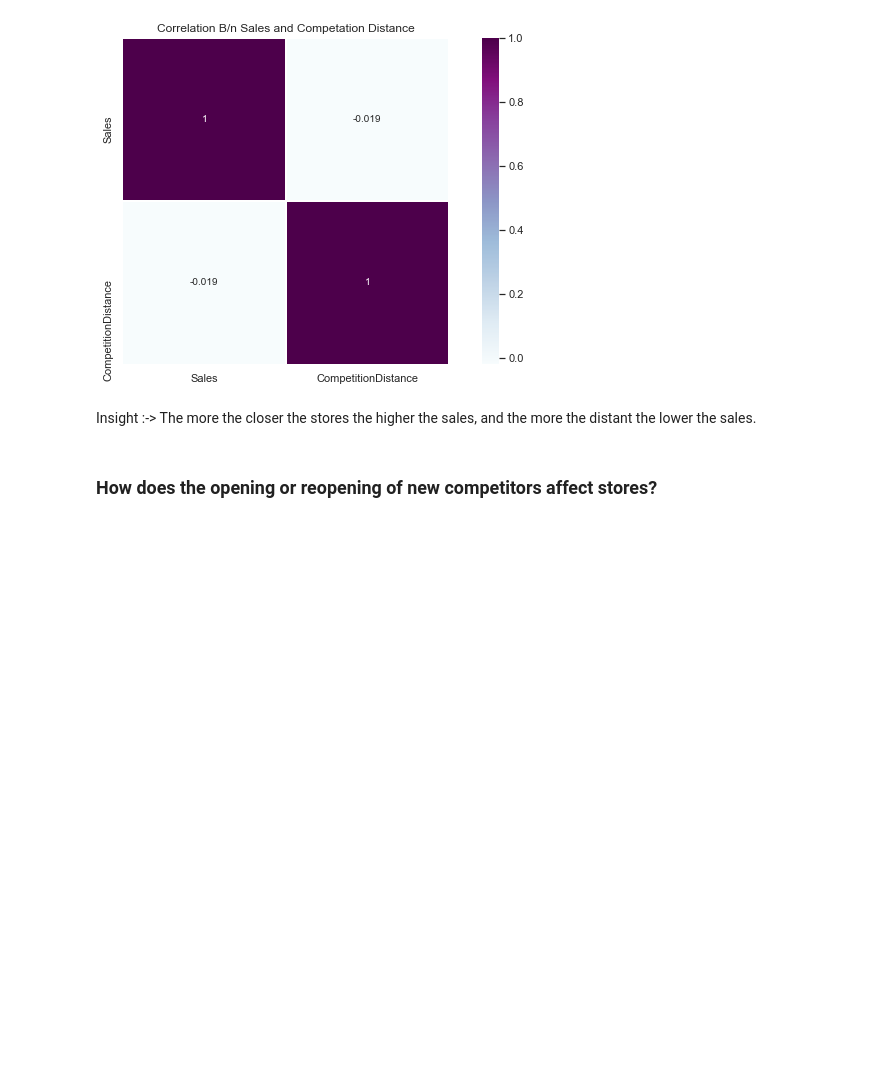
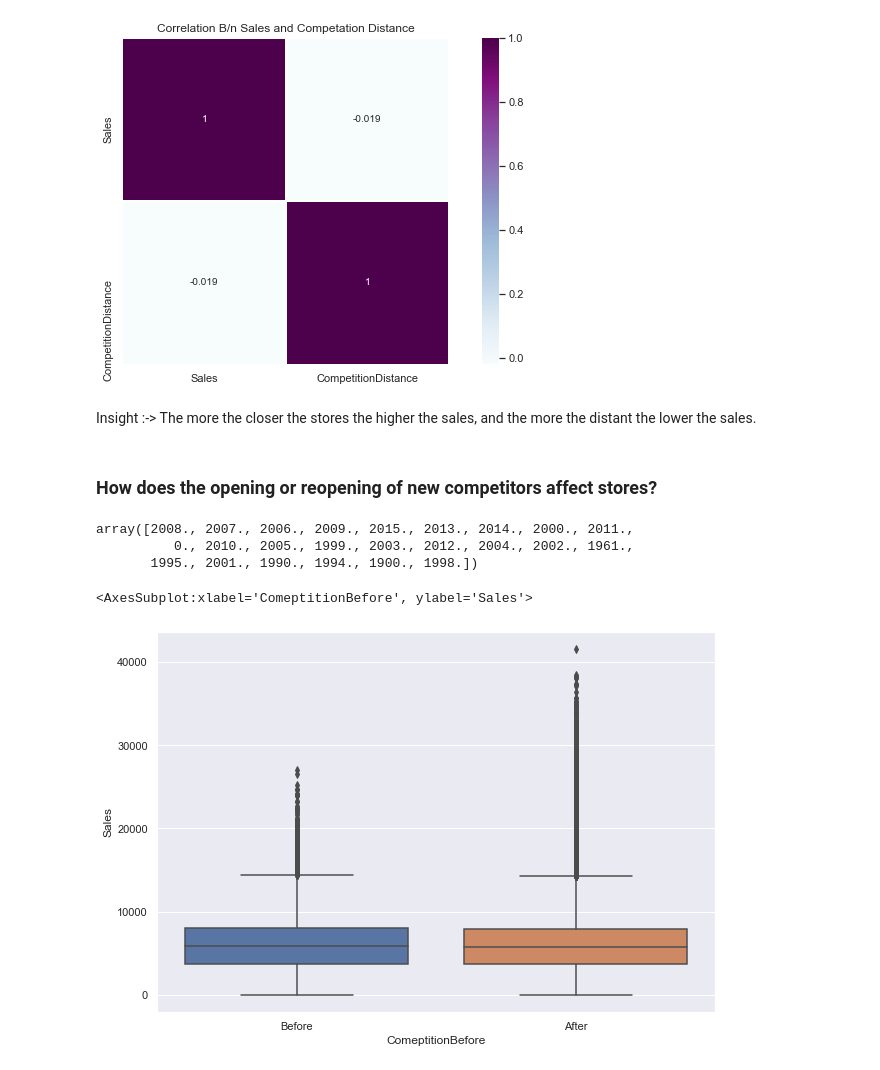
Before and after one commit to tadesse381/Pharmaceutical_Sales_prediction, a Jupyter notebook: notebooks/EDA_of_customer_purchasing_behavior.ipynb, the cells around one changed output. Saved outputs shown, nothing was run; the diff lists cells and outputs as text; code cells hidden in the pictures; blank space fills up the shorter version.

```diff
--- a/notebooks/EDA_of_customer_purchasing_behavior.ipynb
+++ b/notebooks/EDA_of_customer_purchasing_behavior.ipynb
@@ -410,3 +418,30 @@ plot.heatmap(columns, title='Correlation B/n Sales and Competation Distance')
 Insight :-> The more the closer the stores the higher the sales, and the more the distant the lower the sales.
 # %% [markdown]
 ### How does the opening or reopening of new competitors affect stores?
+# %%
+train_store["CompetitionOpenSinceYear"].unique()
+# %% [output]
+array([2008., 2007., 2006., 2009., 2015., 2013., 2014., 2000., 2011.,
+          0., 2010., 2005., 1999., 2003., 2012., 2004., 2002., 1961.,
+       1995., 2001., 1990., 1994., 1900., 1998.])
+# %%
+has_open_competition_df = train_store[train_store['CompetitionOpenSinceMonth'].notnull()]
+
+has_open_competition_df["CompetitionOpenSinceYear"] = has_open_competition_df["CompetitionOpenSinceYear"].astype("int")
+has_open_competition_df["CompetitionOpenSinceMonth"] = has_open_competition_df["CompetitionOpenSinceMonth"].astype("int")
+
+
+sales_before_competition_open = has_open_competition_df[(has_open_competition_df["Year"] < has_open_competition_df["CompetitionOpenSinceYear"]) & (has_open_competition_df["Month"] < has_open_competition_df["CompetitionOpenSinceMonth"]) ]
+
+sales_after_competition_open = has_open_competition_df[(has_open_competition_df["Year"] >= has_open_competition_df["CompetitionOpenSinceYear"]) & (has_open_competition_df["Month"] >= has_open_competition_df["CompetitionOpenSinceMonth"])]
+
+sales_before_competition_open["ComeptitionBefore"]="Before"
+sales_after_competition_open["ComeptitionBefore"]="After"
+
+competition_sales_data=pd.concat([sales_before_competition_open,sales_after_competition_open])
+
+plt.figure(figsize=(10, 7))
+sns.boxplot(x='ComeptitionBefore', y='Sales', data=competition_sales_data)
+# %% [output]
+<AxesSubplot:xlabel='ComeptitionBefore', ylabel='Sales'>
+[figure, added]
```
Also changed, not shown: parts of 3 cells of this notebook, 10 other files.
